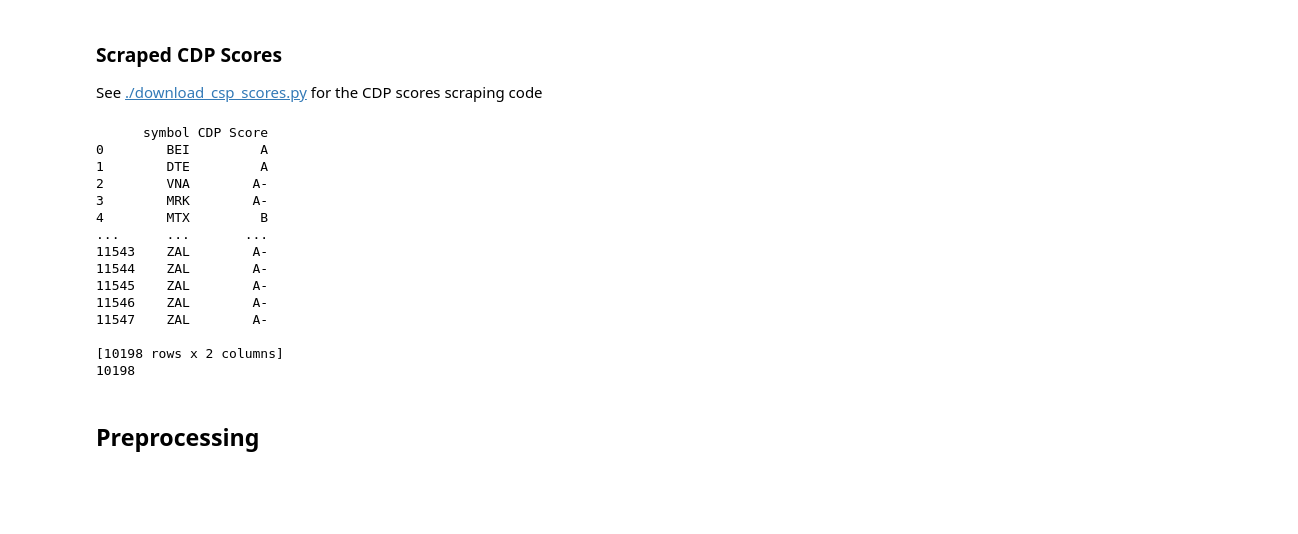
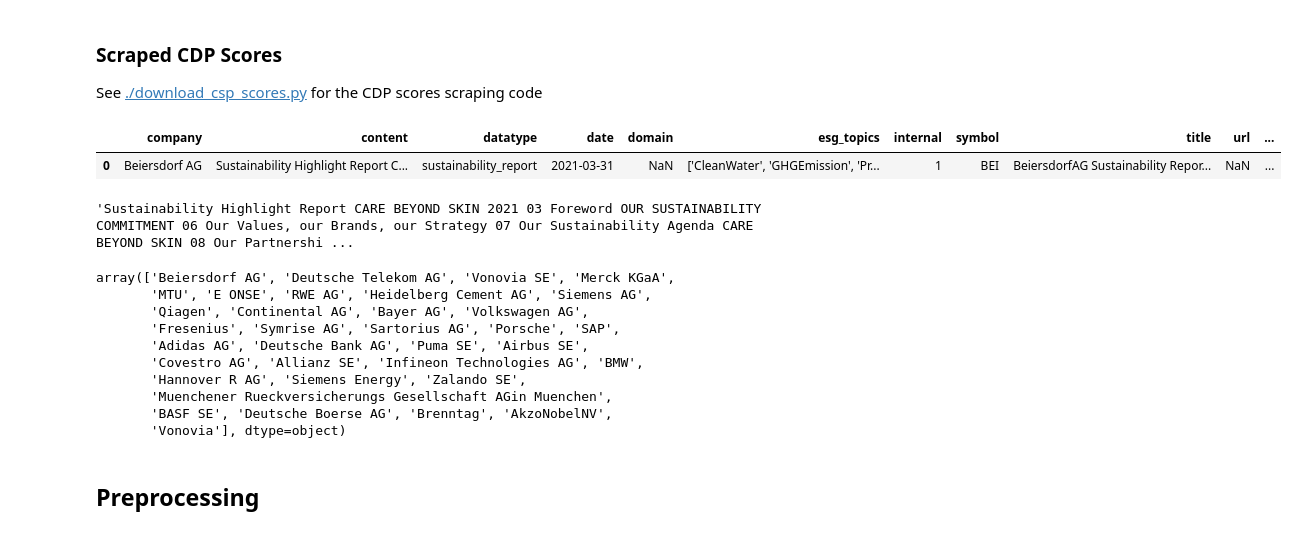
Before and after one commit to j-miskill/sustain-nlp, a Jupyter notebook: analysis.ipynb, the cells around one changed output. Cells and saved outputs as stored; diff of their text form; code cells hidden in the pictures; blank space fills up the shorter version.

Commit message:
added some to the readme, created the requirements file, starting to experiment with models after reading more literature. Have a better idea about where to go.

```diff
--- a/analysis.ipynb
+++ b/analysis.ipynb
@@ -14,26 +22,35 @@ cdp_scores_df = pd.read_csv('./cdp_scores.csv')
+# %%
+merged_df.head(1)
+# %% [output]
+|  | company | content | datatype | date | domain | esg_topics | internal | symbol | title | url | ... |
+| 0 | Beiersdorf AG | Sustainability Highlight Report C... | sustainability_report | 2021-03-31 | NaN | ['CleanWater', 'GHGEmission', 'Pr... | 1 | BEI | BeiersdorfAG Sustainability Repor... | NaN | ... |
 # %%
+# merge CDP score with the esg data so that we have a score for each document
 merged_df = pd.merge(esg_documents_df, cdp_scores_df, how='left', left_on='symbol', right_on='Ticker')
 
 merged_df.dropna(subset=['CDP Score'], inplace=True) # drop rows without a CDP score
 
-print(merged_df[['symbol', 'CDP Score']])
-print(len(merged_df))
+# print(merged_df[['symbol', 'CDP Score']])
+# print(len(merged_df))
+s = merged_df.head(1)['content'].item() # this is how to get the text alone
+s.count()
 # %% [output]
-      symbol CDP Score
-0        BEI         A
-1        DTE         A
-2        VNA        A-
-3        MRK        A-
-4        MTX         B
-...      ...       ...
-11543    ZAL        A-
-11544    ZAL        A-
-11545    ZAL        A-
-11546    ZAL        A-
-11547    ZAL        A-
-
-[10198 rows x 2 columns]
-10198
+'Sustainability Highlight Report CARE BEYOND SKIN 2021 03 Foreword OUR SUSTAINABILITY COMMITMENT 06 Our Values, our Brands, our Strategy 07 Our Sustainability Agenda CARE BEYOND SKIN 08 Our Partnershi ...
+# %%
+# big companies that I know
+# Adidas, Volkswagen, Porsche, Siemens (AG and Energy), Merck, Airbus, Puma, Allianz, Brenntag
+merged_df['company'].unique()
+# %% [output]
+array(['Beiersdorf AG', 'Deutsche Telekom AG', 'Vonovia SE', 'Merck KGaA',
+       'MTU', 'E ONSE', 'RWE AG', 'Heidelberg Cement AG', 'Siemens AG',
+       'Qiagen', 'Continental AG', 'Bayer AG', 'Volkswagen AG',
+       'Fresenius', 'Symrise AG', 'Sartorius AG', 'Porsche', 'SAP',
+       'Adidas AG', 'Deutsche Bank AG', 'Puma SE', 'Airbus SE',
+       'Covestro AG', 'Allianz SE', 'Infineon Technologies AG', 'BMW',
+       'Hannover R AG', 'Siemens Energy', 'Zalando SE',
+       'Muenchener Rueckversicherungs Gesellschaft AGin Muenchen',
+       'BASF SE', 'Deutsche Boerse AG', 'Brenntag', 'AkzoNobelNV',
+       'Vonovia'], dtype=object)
 # %% [markdown]
 ## Preprocessing
 # %%
```
Also changed, not shown: parts of 6 cells of this notebook, 4 other files.
